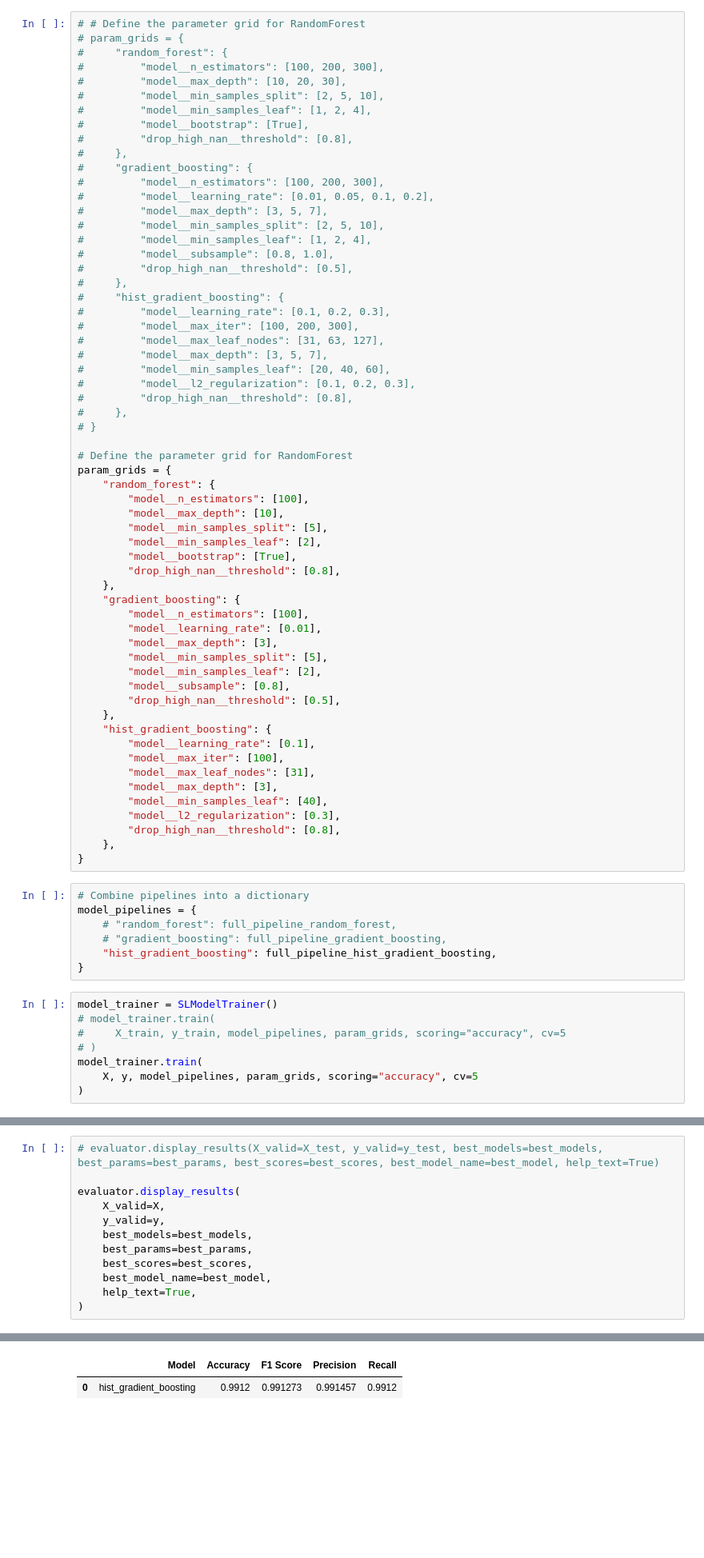
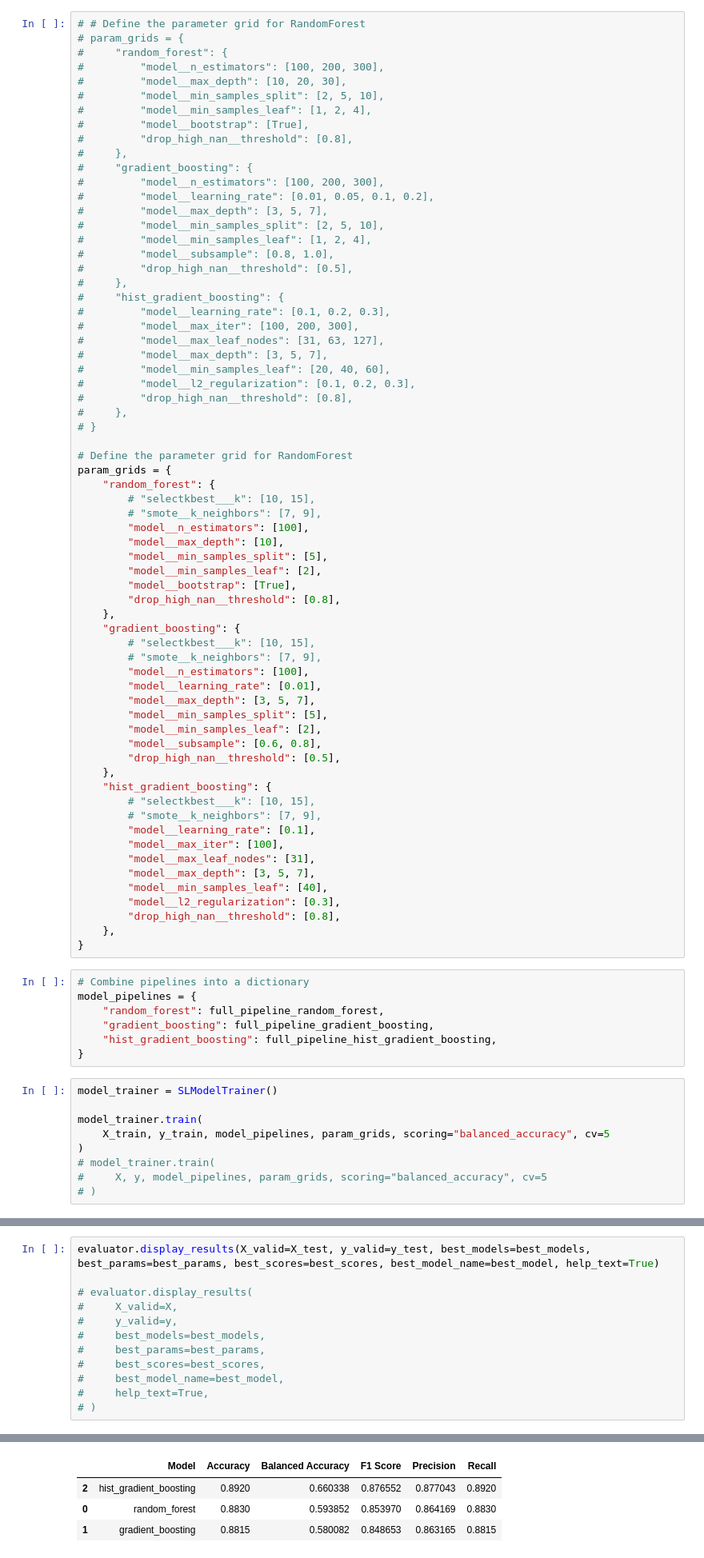
Before and after one commit to DeadNord/customer_churn_classification, a Jupyter notebook: SLChurnClass.ipynb, the cells around one changed output, grey strips where cells are left out. Shown at 80% size. Drawn from its saved outputs; the diff is of its cells as text; blank space fills up the shorter version.

Commit message:
fix scores

```diff
--- a/SLChurnClass.ipynb
+++ b/SLChurnClass.ipynb
@@ -300,6 +300,8 @@ full_pipeline_hist_gradient_boosting = ImbPipeline(
 # Define the parameter grid for RandomForest
 param_grids = {
     "random_forest": {
+        # "selectkbest___k": [10, 15],
+        # "smote__k_neighbors": [7, 9],
         "model__n_estimators": [100],
         "model__max_depth": [10],
         "model__min_samples_split": [5],
@@ -308,19 +310,23 @@ param_grids = {
         "drop_high_nan__threshold": [0.8],
     },
     "gradient_boosting": {
+        # "selectkbest___k": [10, 15],
+        # "smote__k_neighbors": [7, 9],
         "model__n_estimators": [100],
         "model__learning_rate": [0.01],
-        "model__max_depth": [3],
+        "model__max_depth": [3, 5, 7],
         "model__min_samples_split": [5],
         "model__min_samples_leaf": [2],
-        "model__subsample": [0.8],
+        "model__subsample": [0.6, 0.8],
         "drop_high_nan__threshold": [0.5],
     },
     "hist_gradient_boosting": {
+        # "selectkbest___k": [10, 15],
+        # "smote__k_neighbors": [7, 9],
         "model__learning_rate": [0.1],
         "model__max_iter": [100],
         "model__max_leaf_nodes": [31],
-        "model__max_depth": [3],
+        "model__max_depth": [3, 5, 7],
         "model__min_samples_leaf": [40],
         "model__l2_regularization": [0.3],
         "drop_high_nan__threshold": [0.8],
@@ -329,18 +335,19 @@ param_grids = {
 # %%
 # Combine pipelines into a dictionary
 model_pipelines = {
-    # "random_forest": full_pipeline_random_forest,
-    # "gradient_boosting": full_pipeline_gradient_boosting,
+    "random_forest": full_pipeline_random_forest,
+    "gradient_boosting": full_pipeline_gradient_boosting,
     "hist_gradient_boosting": full_pipeline_hist_gradient_boosting,
 }
 # %%
 model_trainer = SLModelTrainer()
+
+model_trainer.train(
+    X_train, y_train, model_pipelines, param_grids, scoring="balanced_accuracy", cv=5
+)
 # model_trainer.train(
-#     X_train, y_train, model_pipelines, param_grids, scoring="accuracy", cv=5
+#     X, y, model_pipelines, param_grids, scoring="balanced_accuracy", cv=5
 # )
-model_trainer.train(
-    X, y, model_pipelines, param_grids, scoring="accuracy", cv=5
-)
 # %%
 best_models = model_trainer.best_estimators
 best_params = model_trainer.best_params
@@ -367,19 +374,21 @@ Pipeline(steps=[('drop_high_nan', DropHighNaNColumnsTransformer()),
                                                 min_samples_leaf=40,
                                                 random_state=42))])
 # %%
-# evaluator.display_results(X_valid=X_test, y_valid=y_test, best_models=best_models, best_params=best_params, best_scores=best_scores, best_model_name=best_model, help_text=True)
+evaluator.display_results(X_valid=X_test, y_valid=y_test, best_models=best_models, best_params=best_params, best_scores=best_scores, best_model_name=best_model, help_text=True)
 
-evaluator.display_results(
-    X_valid=X,
-    y_valid=y,
-    best_models=best_models,
-    best_params=best_params,
-    best_scores=best_scores,
-    best_model_name=best_model,
-    help_text=True,
-)
+# evaluator.display_results(
+#     X_valid=X,
+#     y_valid=y,
+#     best_models=best_models,
+#     best_params=best_params,
+#     best_scores=best_scores,
+#     best_model_name=best_model,
+#     help_text=True,
+# )
 # %% [output]
 Evaluation Metrics for Validation Set:
-|  | Model | Accuracy | F1 Score | Precision | Recall |
-| 0 | hist_gradient_boosting | 0.9912 | 0.991273 | 0.991457 | 0.9912 |
+|  | Model | Accuracy | Balanced Accuracy | F1 Score | Precision | Recall |
+| 2 | hist_gradient_boosting | 0.8920 | 0.660338 | 0.876552 | 0.877043 | 0.8920 |
+| 0 | random_forest | 0.8830 | 0.593852 | 0.853970 | 0.864169 | 0.8830 |
+| 1 | gradient_boosting | 0.8815 | 0.580082 | 0.848653 | 0.863165 | 0.8815 |
 Best Parameters for Each Model (found during cross-validation):
```
Also changed, not shown: parts of 14 cells of this notebook, 1 other file.
